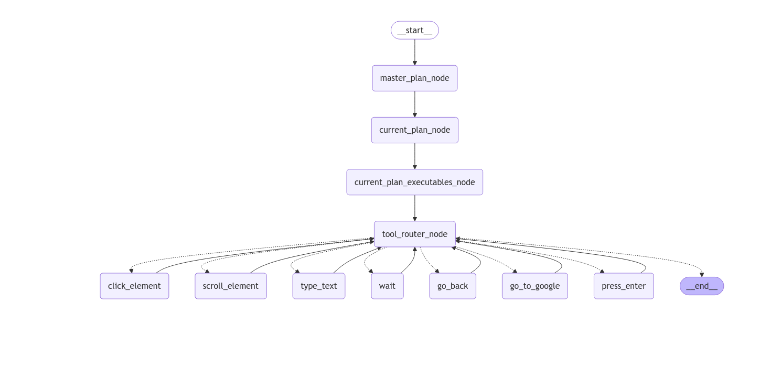
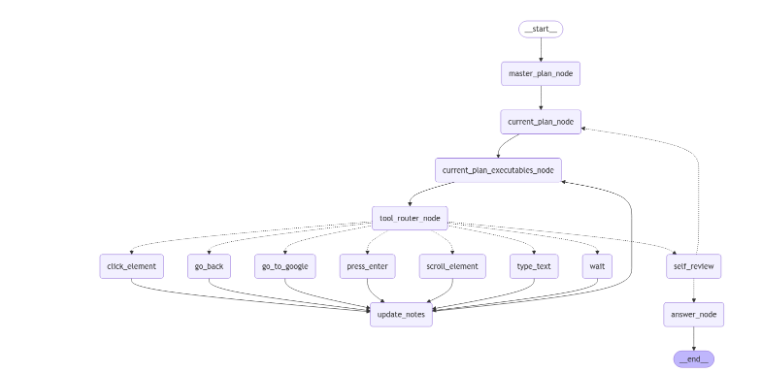
Before and after one commit to mrtrantuan/WebRover, a Jupyter notebook: webvoyager3.ipynb, the cells around one changed output. Drawn from its saved outputs; the diff is of its cells as text; code cells hidden in the pictures; blank space fills up the shorter version.

```diff
--- a/webvoyager3.ipynb
+++ b/webvoyager3.ipynb
@@ -22,6 +22,7 @@ from pydantic import BaseModel
 from playwright.async_api import Page
 from langgraph.graph import MessagesState
 from typing import Literal, List, TypedDict, Annotated
+from pydantic import Field
 from operator import add
 
 
@@ -41,6 +42,7 @@ class Action(TypedDict):
     action: Literal["click_element", "scroll_element", "type_text", "wait", "go_back", "go_to_google", "press_enter"]
     text_to_type: str
     bbox: Bbox
+    description: str = Field(..., description="A short description of the action to be performed")
 
 class AnswerNode(TypedDict):
     answer: str
@@ -55,11 +57,12 @@ class CurrentPlanState(TypedDict):
 class ToolAndBboxActionList(TypedDict):
     tool_list: List[Action]
 
-class AgentState(MessagesState):
+class AgentState(TypedDict):
     task: str
     page: Page
     master_plan: MasterPlanState
     current_plan: CurrentPlanState
+    currentplan_executed: Annotated[List[str], add]
     tool_and_bbox_action: ToolAndBboxActionList
     last_tool_action: str
     next_tool_action: Action
@@ -422,11 +493,9 @@ async def current_plan_executables_node(state: AgentState):
 # %%
 from langgraph.graph import StateGraph, START, END
 
-async def tool_router_noder(state: AgentState):
+async def tool_router_node(state: AgentState):
     print("********************SHOULD CALL TOOL NODE********************\n")
-    print("----------------------------------------------------------\n")
-    print(f"Agent State: {state}")
-    print("----------------------------------------------------------\n")
+
 
     system_prompt = """
     You will be given a list of actions that can be performed on the web page.
@@ -449,7 +518,10 @@ async def tool_router_noder(state: AgentState):
 
     structured_llm = llm.with_structured_output(Action)
     response = structured_llm.invoke(messages)
-    print(response)
+    print("----------------------------------------------------------\n")
+    print("Next Tool Action:")
+    pprint(response)
+    print("----------------------------------------------------------\n")
 
     return {"next_tool_action": response, "status": "in_progress"}
 
@@ -473,6 +545,6 @@ async def should_call_tool(state: AgentState):
     elif next_tool_action_type == "press_enter":
         return "press_enter"
     elif next_tool_action_type == "FINISHED":
-        return END
+        return "self_review"
     else:
         ValueError(f"Invalid action: {next_tool_action_type}")
@@ -479,43 +676,51 @@ async def should_call_tool(state: AgentState):
 # %%
 from IPython.display import Image, display
 
 from langgraph.graph import StateGraph, START, END
+from langgraph.checkpoint.memory import MemorySaver
+
+within_thread_memory = MemorySaver()
 
 builder = StateGraph(AgentState)
 
 builder.add_node("master_plan_node", master_plan_node)
 builder.add_node("current_plan_node", current_plan_node)
 builder.add_node("current_plan_executables_node", current_plan_executables_node)
-builder.add_node("tool_router_node", tool_router_noder)
+builder.add_node("tool_router_node", tool_router_node)
 builder.add_node("click_element", click_element)
 builder.add_node("scroll_element", scroll_element)
 builder.add_node("type_text", type_text)
 builder.add_node("wait", wait)
 builder.add_node("go_back", go_back)
 builder.add_node("go_to_google", go_to_google)
 builder.add_node("press_enter", press_enter)
+builder.add_node("update_notes", update_notes_node)
+builder.add_node("self_review", self_review_node)
+builder.add_node("answer_node", answer_node)
 
 
 builder.add_edge(START, "master_plan_node")
 builder.add_edge("master_plan_node", "current_plan_node")
 builder.add_edge("current_plan_node", "current_plan_executables_node")
 builder.add_edge("current_plan_executables_node", "tool_router_node")
-builder.add_conditional_edges("tool_router_node", should_call_tool, ["click_element", "scroll_element", "type_text", "wait", "go_back", "go_to_google", "press_enter", END])
+builder.add_conditional_edges("tool_router_node", should_call_tool, ["click_element", "scroll_element", "type_text", "wait", "go_back", "go_to_google", "press_enter", "self_review"])
 
-builder.add_edge("click_element", "tool_router_node")
-builder.add_edge("scroll_element", "tool_router_node")
-builder.add_edge("type_text", "tool_router_node")
-builder.add_edge("wait", "tool_router_node")
-builder.add_edge("go_back", "tool_router_node")
-builder.add_edge("go_to_google", "tool_router_node")
-builder.add_edge("press_enter", "tool_router_node")
+builder.add_edge("click_element", "update_notes")
+builder.add_edge("scroll_element", "update_notes")
+builder.add_edge("type_text", "update_notes")
+builder.add_edge("wait", "update_notes")
+builder.add_edge("go_back", "update_notes")
+builder.add_edge("go_to_google", "update_notes")
+builder.add_edge("press_enter", "update_notes")
+builder.add_edge("update_notes", "current_plan_executables_node")
+builder.add_conditional_edges("self_review", should_answer, ["answer_node", "current_plan_node"])
+builder.add_edge("answer_node", END)
 
-
-graph = builder.compile()
+graph = builder.compile(checkpointer=within_thread_memory)
 
 display(Image(graph.get_graph().draw_mermaid_png()))
 # %% [output]
-[figure, old version]
+[figure, new version]
 # %%
 async def setup_browser(go_to_page: str):
     playwright = await async_playwright().start()
```
Also changed, not shown: parts of 12 cells of this notebook, 1 other file.
